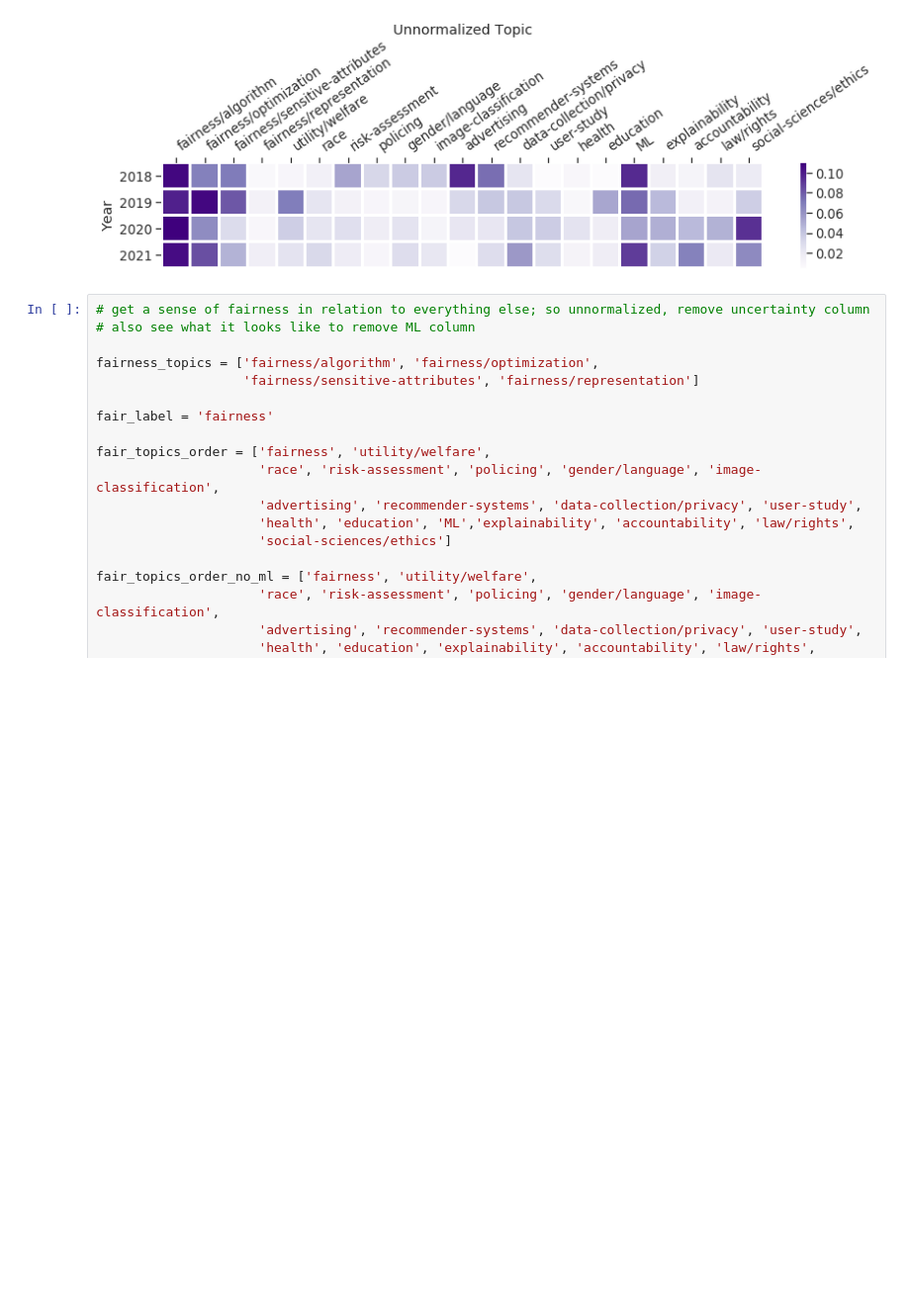
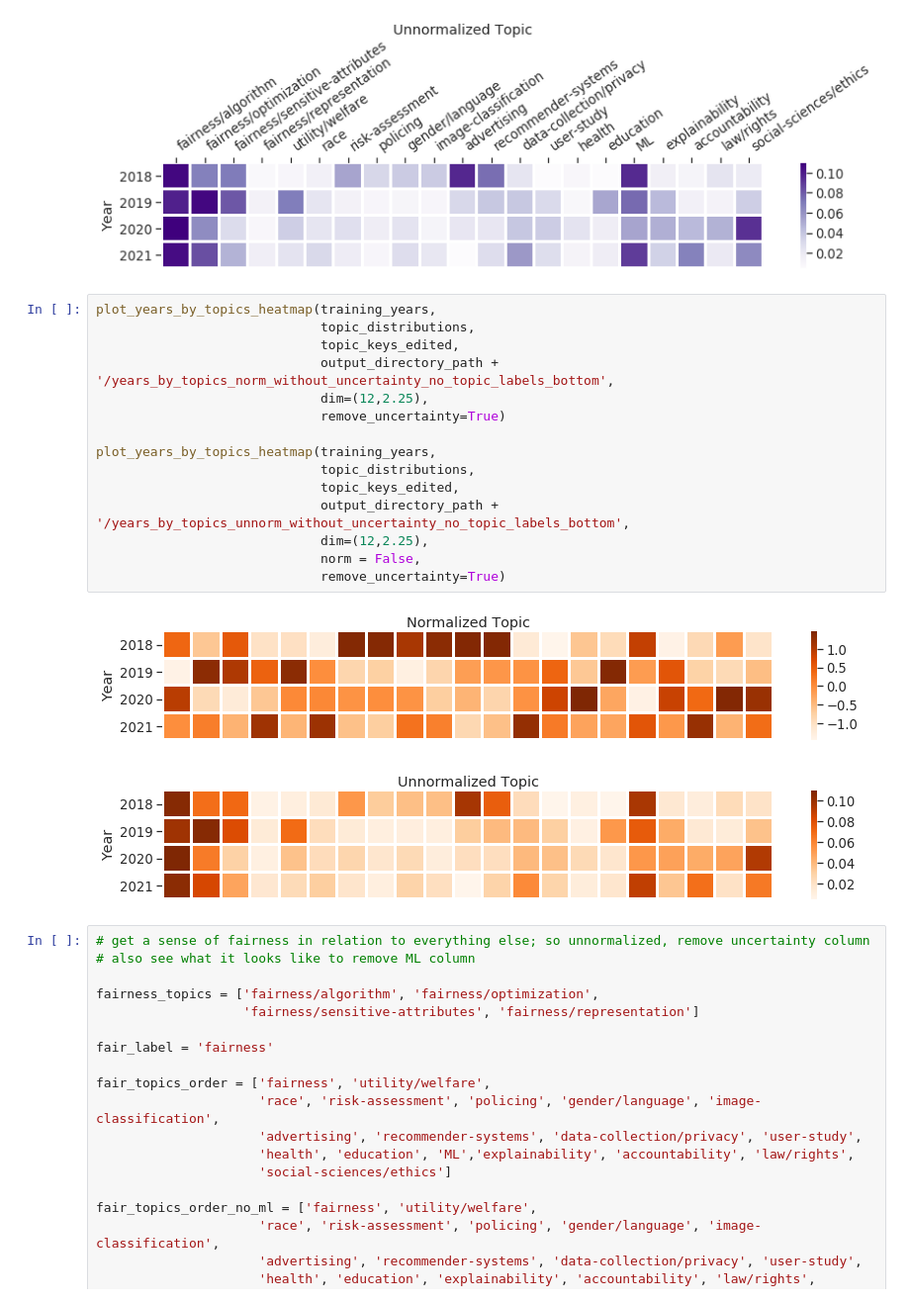
Before and after one commit to JainSameer06/FAccT-MF, a Jupyter notebook: src/lda-mallet/explore_topics.ipynb, the cells around one changed output. Shown at 99% size. Drawn from its saved outputs; the diff is of its cells as text; blank space fills up the shorter version.

Commit message:
more plot options to try in paper

```diff
--- a/src/lda-mallet/explore_topics.ipynb
+++ b/src/lda-mallet/explore_topics.ipynb
@@ -1514,6 +1517,24 @@ plot_years_by_topics_heatmap(training_years,
 [figure]
 [figure]
 [figure]
+# %%
+plot_years_by_topics_heatmap(training_years,
+                             topic_distributions,
+                             topic_keys_edited,
+                             output_directory_path + '/years_by_topics_norm_without_uncertainty_no_topic_labels_bottom',
+                             dim=(12,2.25),
+                             remove_uncertainty=True)
+
+plot_years_by_topics_heatmap(training_years,
+                             topic_distributions,
+                             topic_keys_edited,
+                             output_directory_path + '/years_by_topics_unnorm_without_uncertainty_no_topic_labels_bottom',
+                             dim=(12,2.25),
+                             norm = False,
+                             remove_uncertainty=True)
+# %% [output]
+[figure, added]
+[figure, added]
 # %%
 # get a sense of fairness in relation to everything else; so unnormalized, remove uncertainty column
 # also see what it looks like to remove ML column
```
Also changed, not shown: parts of 1 cell of this notebook, 8 other files.
